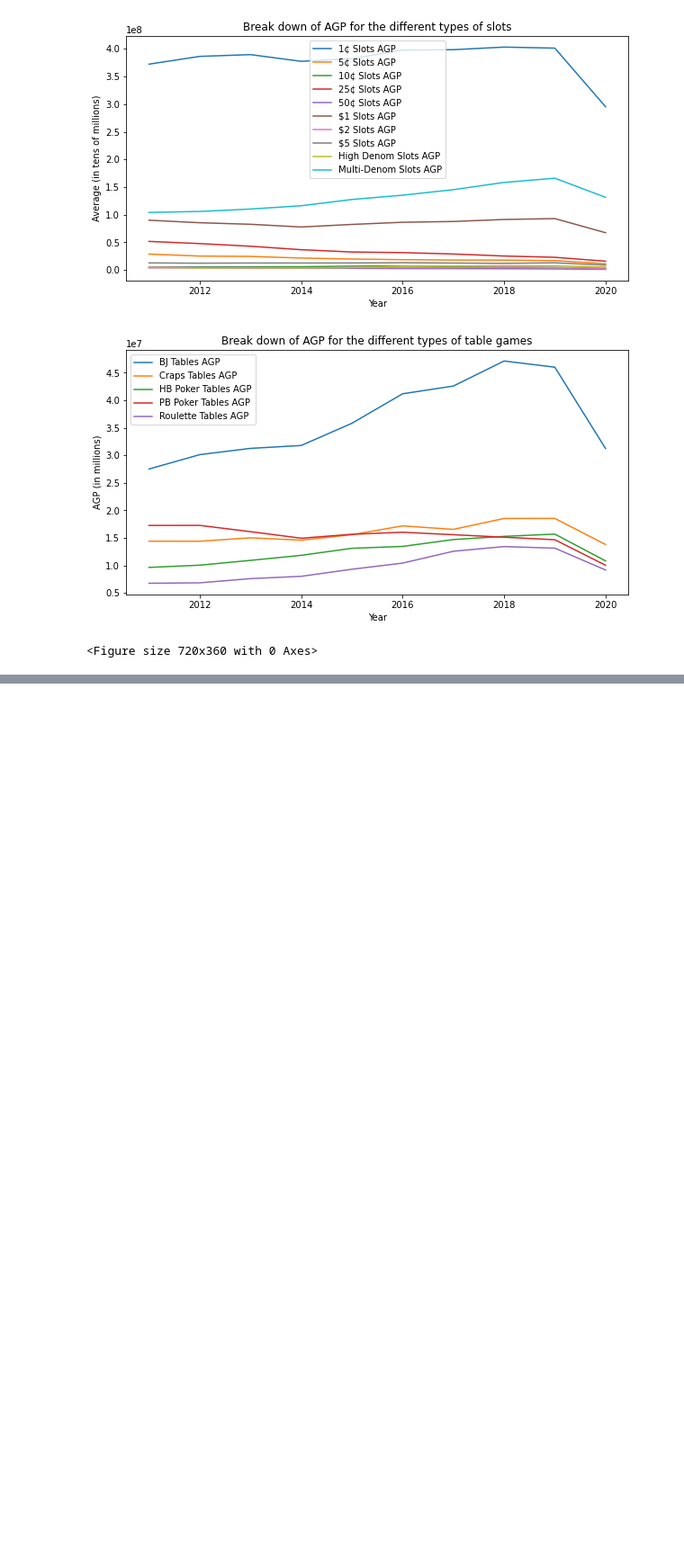
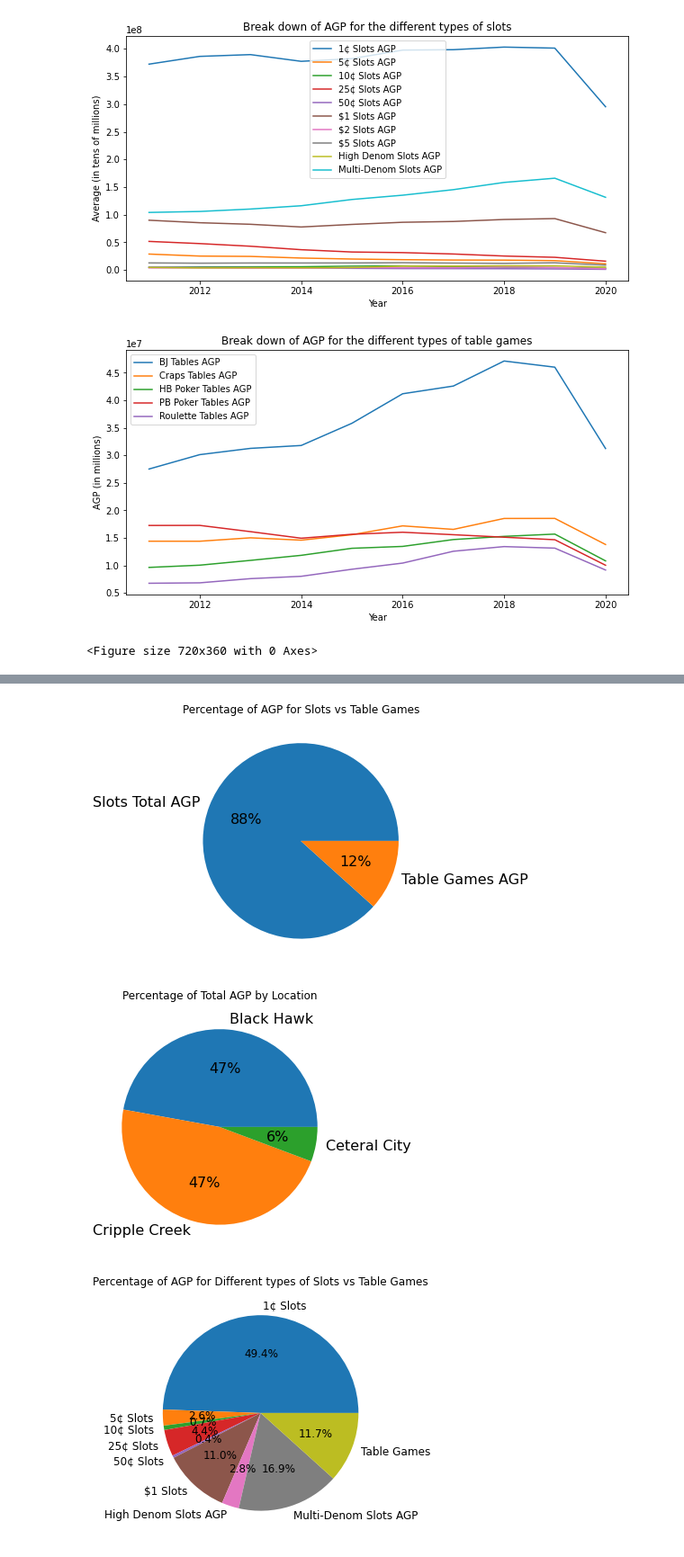
Before and after one commit to MattsonCam/Casino_Royale, a Jupyter notebook: casino_royale.ipynb, the cells around one changed output, grey strips where cells are left out. Shown at 90% size. Saved outputs shown, nothing was run; the diff lists cells and outputs as text; code cells hidden in the pictures; blank space fills up the shorter version.

```diff
--- a/casino_royale.ipynb
+++ b/casino_royale.ipynb
@@ -586,0 +690,45 @@ plt.savefig('neuralnet_acc')
+# %%
+import random
+
+slotave=state_totals["Slots Total AGP"].mean()
+tableave=state_totals["Table Games AGP"].mean()
+df3=[slotave,tableave]
+mylabels = ["Slots Total AGP", "Table Games AGP"]
+
+plt.pie(df3, labels = mylabels,autopct='%1.0f%%',textprops={'fontsize': 16})
+plt.title("Percentage of AGP for Slots vs Table Games")
+plt.savefig('piechart2.png')
+plt.show()
+plt.savefig('barchart.png')
+blackhawkave=black_totals['Total Devices Total AGP'].mean()
+crippleave=black_totals['Total Devices Total AGP'].mean()
+centeralave=central_totals['Total Devices Total AGP'].mean()
+mylabels2 = ["Black Hawk", "Cripple Creek", "Ceteral City"]
+df4=[blackhawkave,crippleave,centeralave]
+plt.pie(df4,labels=mylabels2,autopct='%1.0f%%',textprops={'fontsize': 16})
+plt.title("Percentage of Total AGP by Location")
+plt.savefig('piechart1.png')
+plt.show()
+
+mylables3=['1¢ Slots','5¢ Slots','10¢ Slots','25¢ Slots','50¢ Slots','$1 Slots','High Denom Slots AGP','Multi-Denom Slots AGP','Table Games']
+one=state_totals["1¢ Slots AGP"].mean()
+five=state_totals["5¢ Slots AGP"].mean()
+ten=state_totals["10¢ Slots AGP"].mean()
+twentyfive=state_totals["25¢ Slots AGP"].mean()
+fifty=state_totals["50¢ Slots AGP"].mean()
+dollar=state_totals["$1 Slots AGP"].mean()
+two=state_totals["$2 Slots AGP"].mean()
+fived=state_totals["$5 Slots AGP"].mean()+state_totals["High Denom Slots AGP"].mean()+state_totals["$2 Slots AGP"].mean()
+high=state_totals["High Denom Slots AGP"].mean()
+multi=state_totals["Multi-Denom Slots AGP"].mean()
+df5=[one,five,ten,twentyfive,fifty,dollar,fived,multi,tableave]
+fived2=state_totals["$5 Slots AGP"].mean()
+
+plt.pie(df5,labels=mylables3,autopct='%1.01f%%',textprops={'fontsize': 12})
+plt.title("Percentage of AGP for Different types of Slots vs Table Games")
+plt.savefig('piechart3.png')
+plt.show()
+# %% [output]
+[figure, added]
+[figure, added]
+[figure, added]
```
Also changed, not shown: parts of 10 cells of this notebook.
